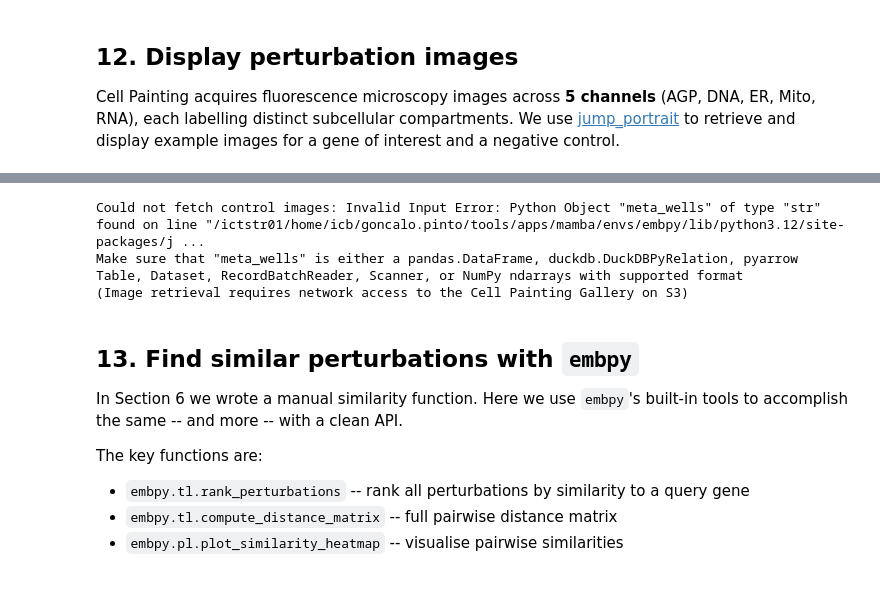
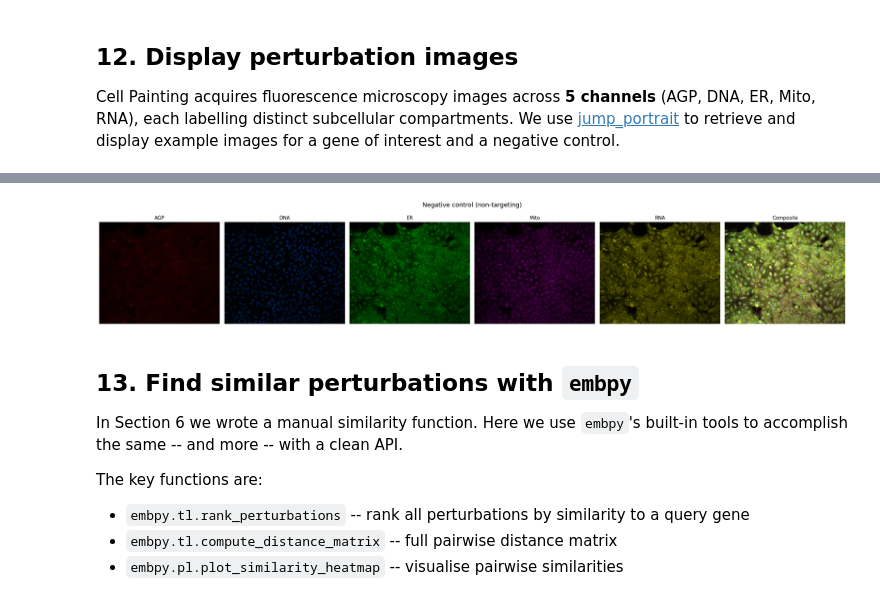
Before and after one commit to theislab/embpy, a Jupyter notebook: docs/notebooks/13_jump_cell_painting.ipynb, the cells around one changed output, grey strips where cells are left out. Cells and saved outputs as stored; diff of their text form; code cells hidden in the pictures.

```diff
--- a/docs/notebooks/13_jump_cell_painting.ipynb
+++ b/docs/notebooks/13_jump_cell_painting.ipynb
@@ -510,19 +578,17 @@ Make sure that "meta_wells" is either a pandas.DataFrame, duckdb.DuckDBPyRelatio
 # %%
 try:
-    ctrl_locations = get_item_location_metadata(
+    ctrl_locations = get_jump_item_location_metadata(
         "JCP2022_800001", input_column="JCP2022"
     )
     if ctrl_locations:
         display_site(ctrl_locations[0], title="Negative control (non-targeting)")
     else:
         print("No image metadata found for negative control")
 except Exception as e:
     print(f"Could not fetch control images: {e}")
     print("(Image retrieval requires network access to the Cell Painting Gallery on S3)")
 # %% [output]
-Could not fetch control images: Invalid Input Error: Python Object "meta_wells" of type "str" found on line "/ictstr01/home/icb/goncalo.pinto/tools/apps/mamba/envs/embpy/lib/python3.12/site-packages/j ...
-Make sure that "meta_wells" is either a pandas.DataFrame, duckdb.DuckDBPyRelation, pyarrow Table, Dataset, RecordBatchReader, Scanner, or NumPy ndarrays with supported format
-(Image retrieval requires network access to the Cell Painting Gallery on S3)
+[figure, added]
 # %% [markdown]
 ## 13. Find similar perturbations with `embpy`
 
```
Also changed, not shown: parts of 24 cells of this notebook, 7 other files.
